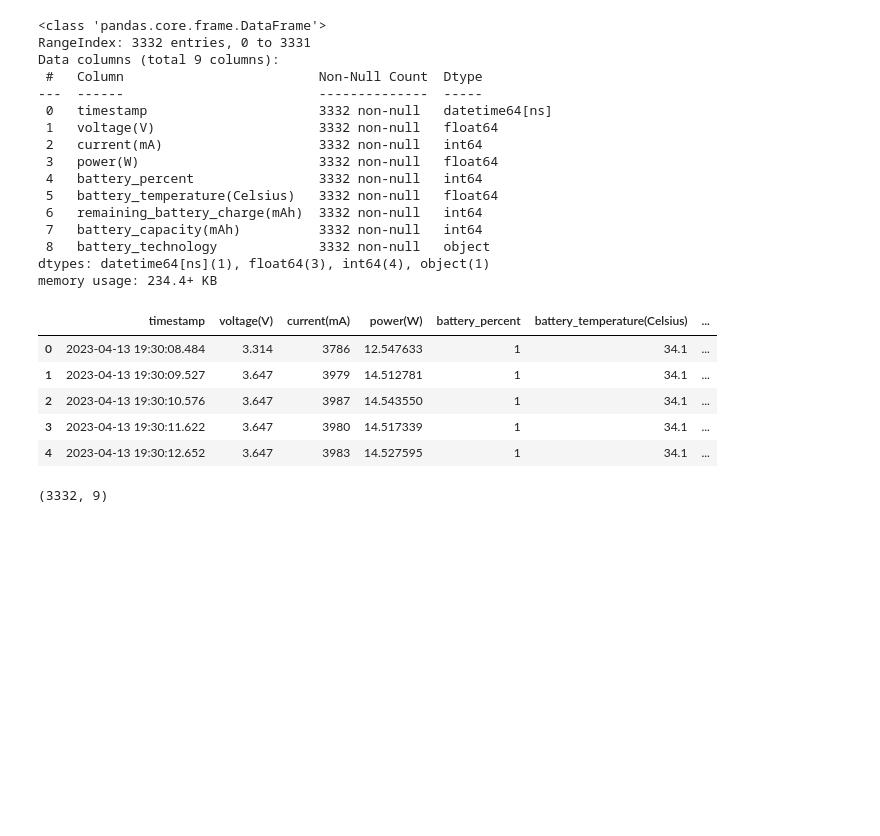
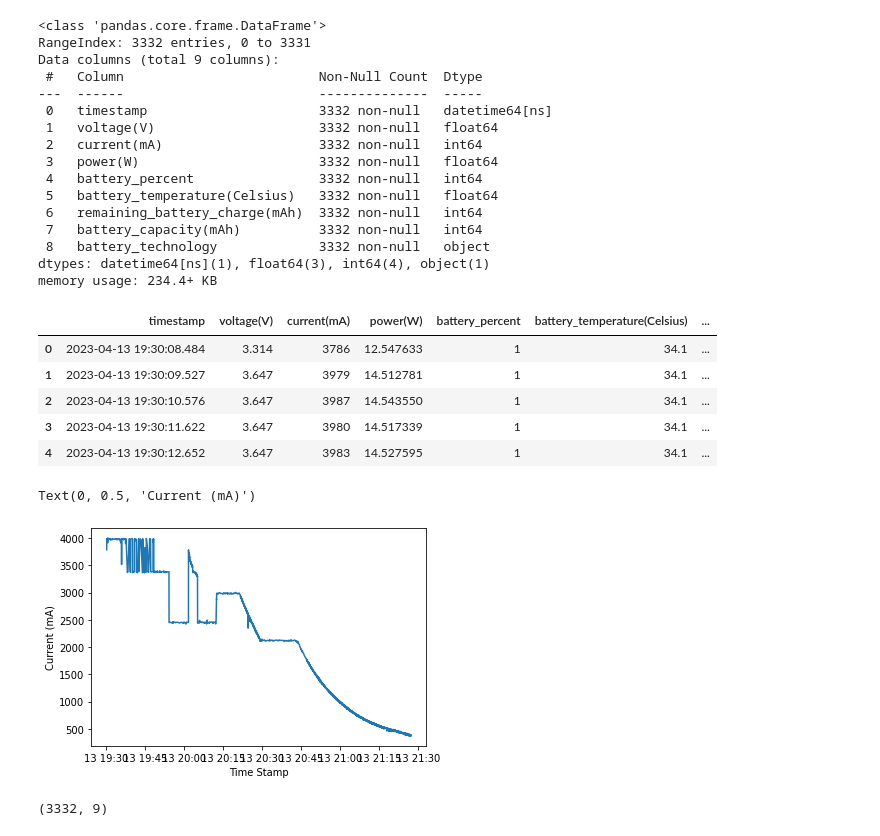
Before and after one commit to hrishi463/Phone-Battery, a Jupyter notebook: new_main.ipynb, the cells around one changed output. Saved outputs shown, nothing was run; the diff lists cells and outputs as text; code cells hidden in the pictures; blank space fills up the shorter version.

```diff
--- a/new_main.ipynb
+++ b/new_main.ipynb
@@ -190,6 +199,15 @@ pixel6a.head()
 | 2 | 2023-04-13 19:30:10.576 | 3.647 | 3987 | 14.543550 | 1 | 34.1 | ... |
 | 3 | 2023-04-13 19:30:11.622 | 3.647 | 3980 | 14.517339 | 1 | 34.1 | ... |
 | 4 | 2023-04-13 19:30:12.652 | 3.647 | 3983 | 14.527595 | 1 | 34.1 | ... |
+# %%
+x = pixel6a["timestamp"]
+y = pixel6a["current(mA)"]
+plt.plot(x, y)
+plt.xlabel("Time Stamp")
+plt.ylabel("Current (mA)")
+# %% [output]
+Text(0, 0.5, 'Current (mA)')
+[figure, added]
 # %%
 pixel6a.shape
 # %% [output]
```
Also changed, not shown: parts of 1 cell of this notebook.
